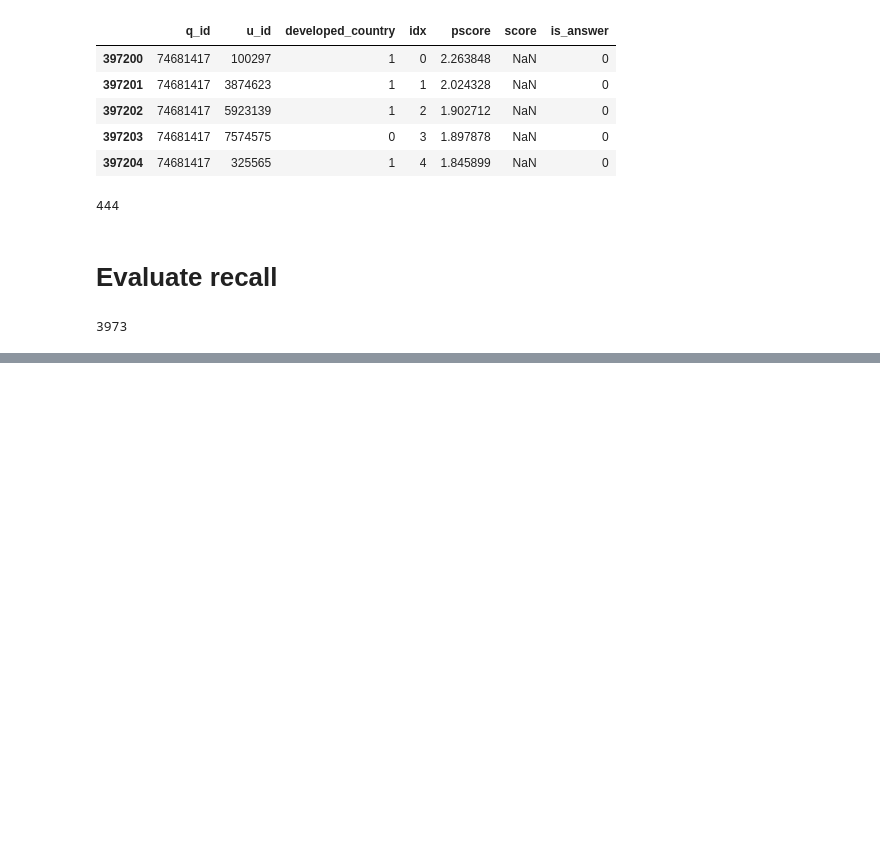
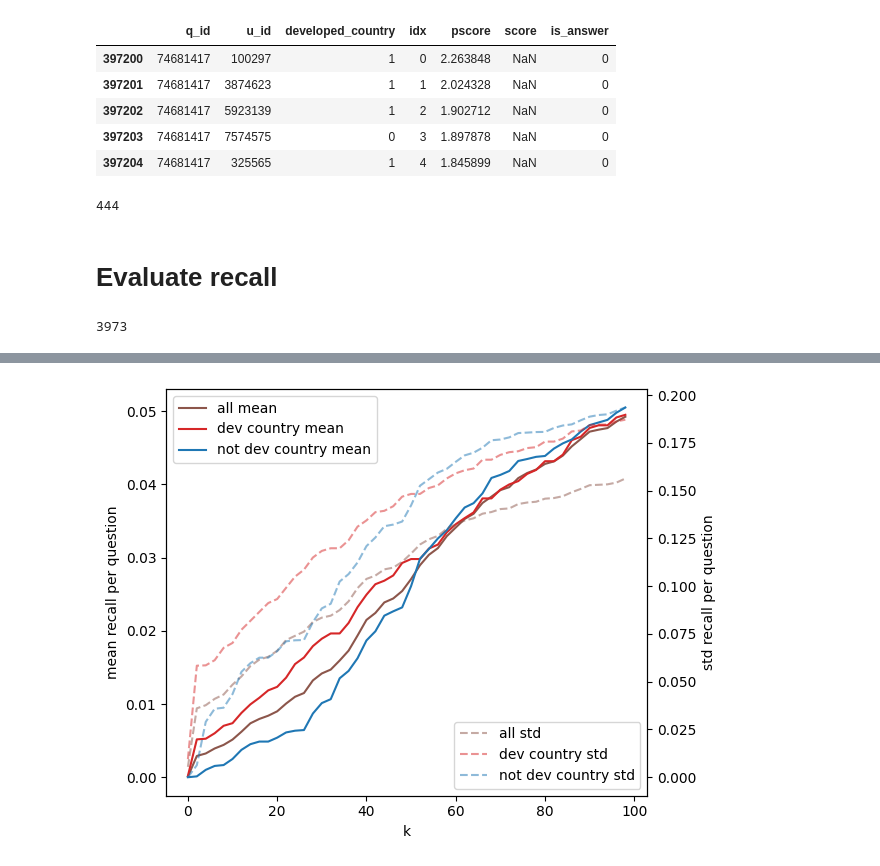
Before and after one commit to flopezd/so_q_recom, a Jupyter notebook: notebooks/fairness/ltr_recall_fair_after.ipynb, the cells around one changed output, grey strips where cells are left out. Cells and saved outputs as stored; diff of their text form; code cells hidden in the pictures; blank space fills up the shorter version.

```diff
--- a/notebooks/fairness/ltr_recall_fair_after.ipynb
+++ b/notebooks/fairness/ltr_recall_fair_after.ipynb
@@ -353,0 +184,21 @@ fig.legend();
+# %%
+fig, ax1 = plt.subplots()
+
+color = "tab:red"
+ax1.set_xlabel("k")
+ax1.set_ylabel("mean recall per question")
+ax1.plot(top_k, mean_recall, color="tab:brown", label="all mean")
+ax1.plot(top_k, dev_mean_recall, color=color, label="dev country mean")
+ax1.plot(top_k, no_dev_mean_recall, color="tab:blue", label="not dev country mean")
+
+ax2 = ax1.twinx()
+ax2.set_ylabel("std recall per question")
+ax2.plot(top_k, std_recall, linestyle="--", alpha=0.5, color="tab:brown", label="all std")
+ax2.plot(top_k, dev_std_recall, linestyle="--", alpha=0.5, color=color, label="dev country std")
+ax2.plot(top_k, no_dev_std_recall, linestyle="--", alpha=0.5, color="tab:blue", label="not dev country std")
+
+ax1.legend(loc='upper left')
+ax2.legend(loc='lower right')
+fig.tight_layout()
+# %% [output]
+[figure, added]
```
Also changed, not shown: parts of 39 cells of this notebook, 1 other file.
